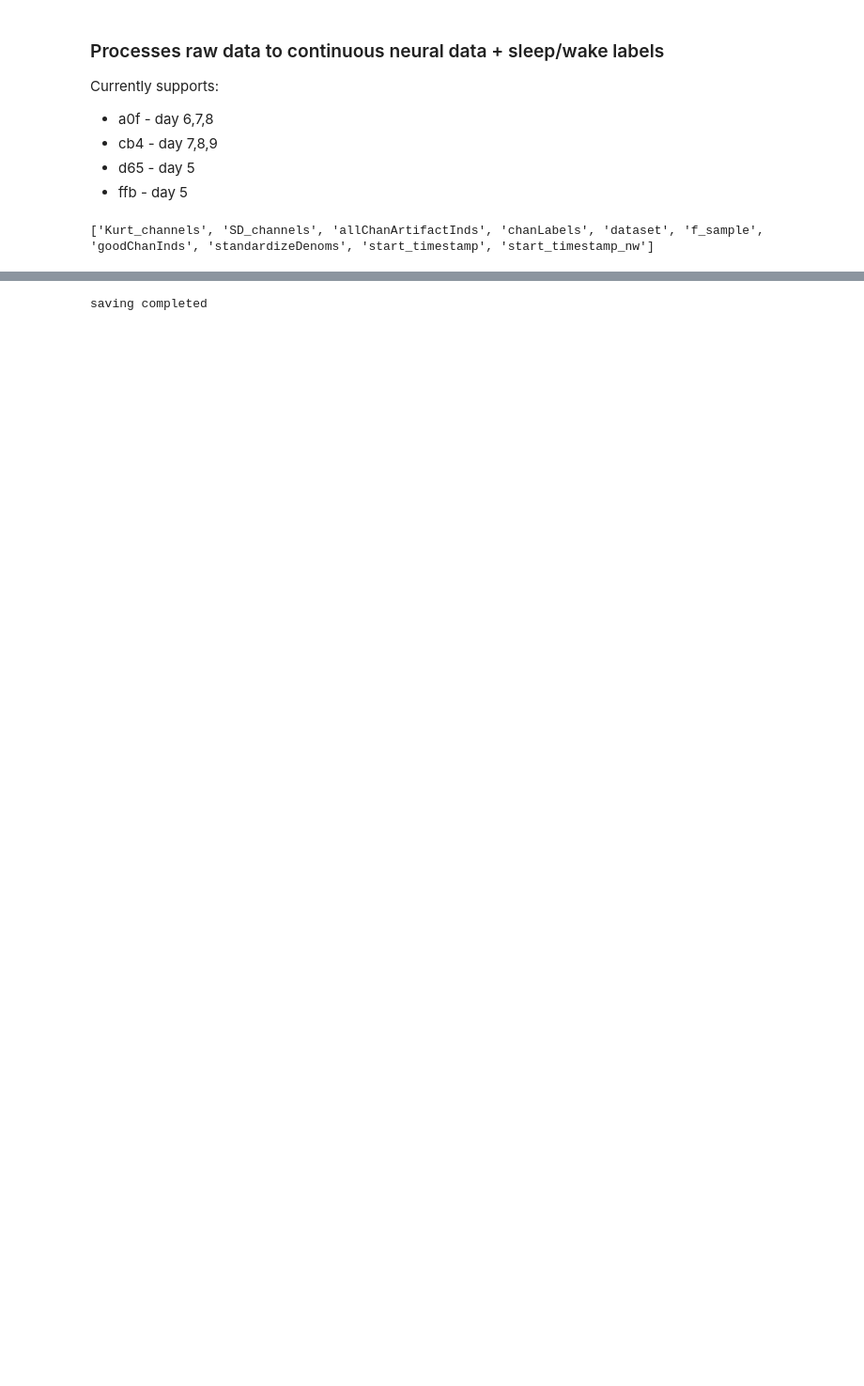
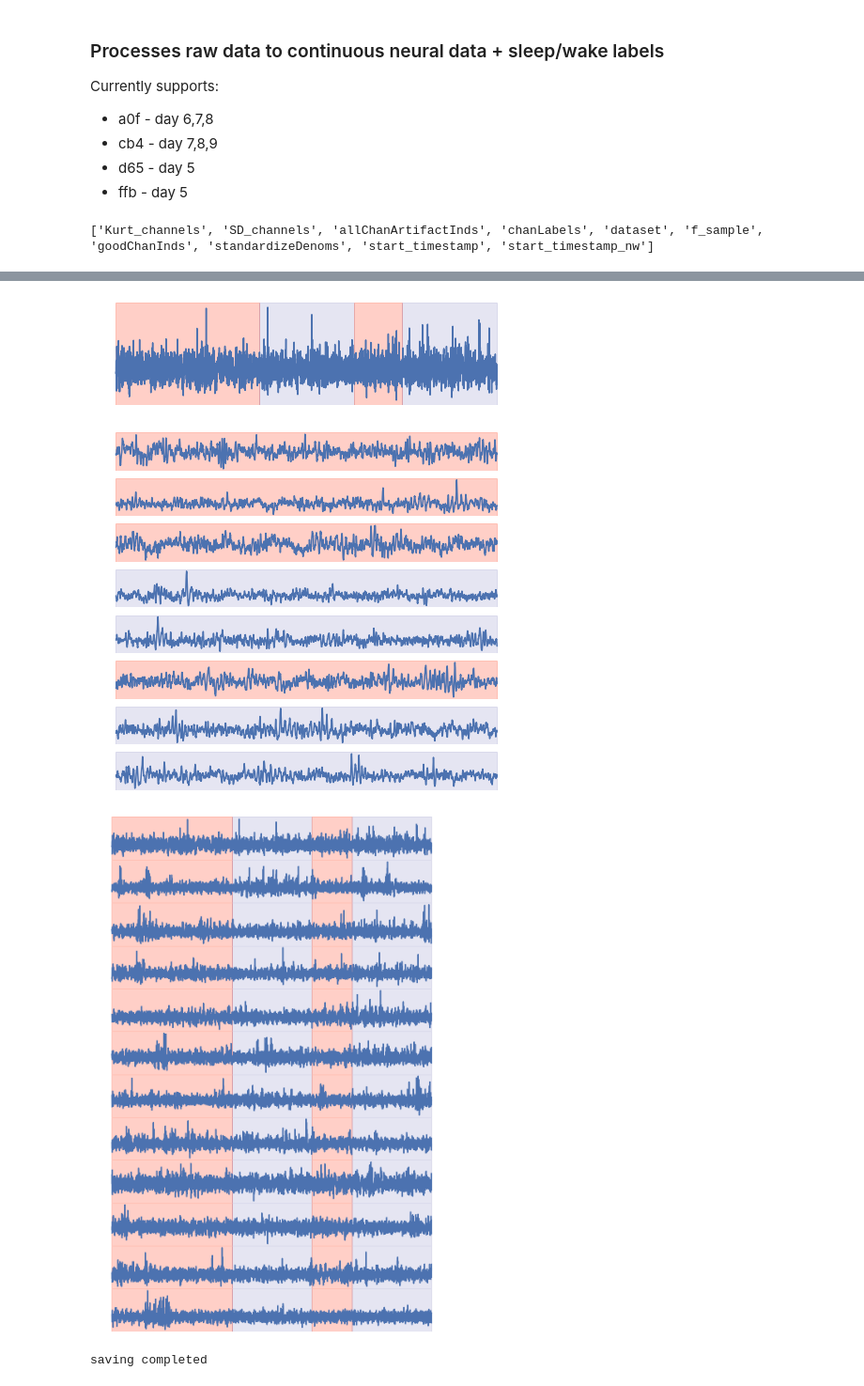
Before and after one commit to sunh20/SleepClass, a Jupyter notebook: notebooks/create_sleep_wake_labels.ipynb, the cells around one changed output, grey strips where cells are left out. Shown: that part at 94% size. Drawn from its saved outputs; the diff is of its cells as text; code cells hidden in the pictures; blank space fills up the shorter version.

```diff
--- a/notebooks/create_sleep_wake_labels.ipynb
+++ b/notebooks/create_sleep_wake_labels.ipynb
@@ -283,3 +283,52 @@ Text(0.5, 0, 'time (s)')
+# %%
+# dummy figure for embc methods
+sns.set_style("white",{'axes.spines.left': False,
+             'axes.spines.right': False,'axes.spines.top': False,'axes.spines.bottom': False})
+plt.figure(figsize=[8,2])
+plt.plot(np.arange(0,80,1/fs),data_neuro[:fs*80,0])
+plt.axvspan(0, 30, color='tomato', alpha=0.3)
+plt.axvspan(30, 50, color='navy', alpha=0.1)
+plt.axvspan(50, 60, color='tomato', alpha=0.3)
+plt.axvspan(60, 80, color='navy', alpha=0.1)
+plt.xticks([])
+plt.yticks([])
+
+
+plt.figure(figsize=[8,7])
+plt.tight_layout()
+back = [1,1,1,0,0,1,0,0]
+for i in range(8):
+    plt.subplot(8,1,i+1)
+    plt.plot(np.arange(0,10,1/fs),data_neuro[i*fs*10:(i+1)*fs*10,0])
+    plt.xticks([])
+    plt.yticks([])
+    if back[i]:
+        plt.axvspan(0, 10, color='tomato', alpha=0.3)
+    else:
+        plt.axvspan(0, 10, color='navy', alpha=0.1)
+
+plt.figure(figsize=[8,12])
+plt.tight_layout()
+back = [1,1,1,0,0,1,0,0]
+for i in range(12):
+    plt.subplot(12,1,i+1)
+    plt.plot(np.arange(0,80,1/fs),data_neuro[i*fs*80:(i+1)*fs*80,0])
+    plt.xticks([])
+    plt.yticks([])
+    plt.axvspan(0, 30, color='tomato', alpha=0.3)
+    plt.axvspan(30, 50, color='navy', alpha=0.1)
+    plt.axvspan(50, 60, color='tomato', alpha=0.3)
+    plt.axvspan(60, 80, color='navy', alpha=0.1)
+
+plt.subplots_adjust(wspace=0, hspace=0)
+
+
+
+sns.set()
+# %% [output]
+[figure, added]
+[figure, added]
+[figure, added]
 # %%
 if save_on:
     outname = "" + subj_id + "_d" + str(day) + "_continuous_labeled.h5"
```
Also changed, not shown: parts of 6 cells of this notebook.
